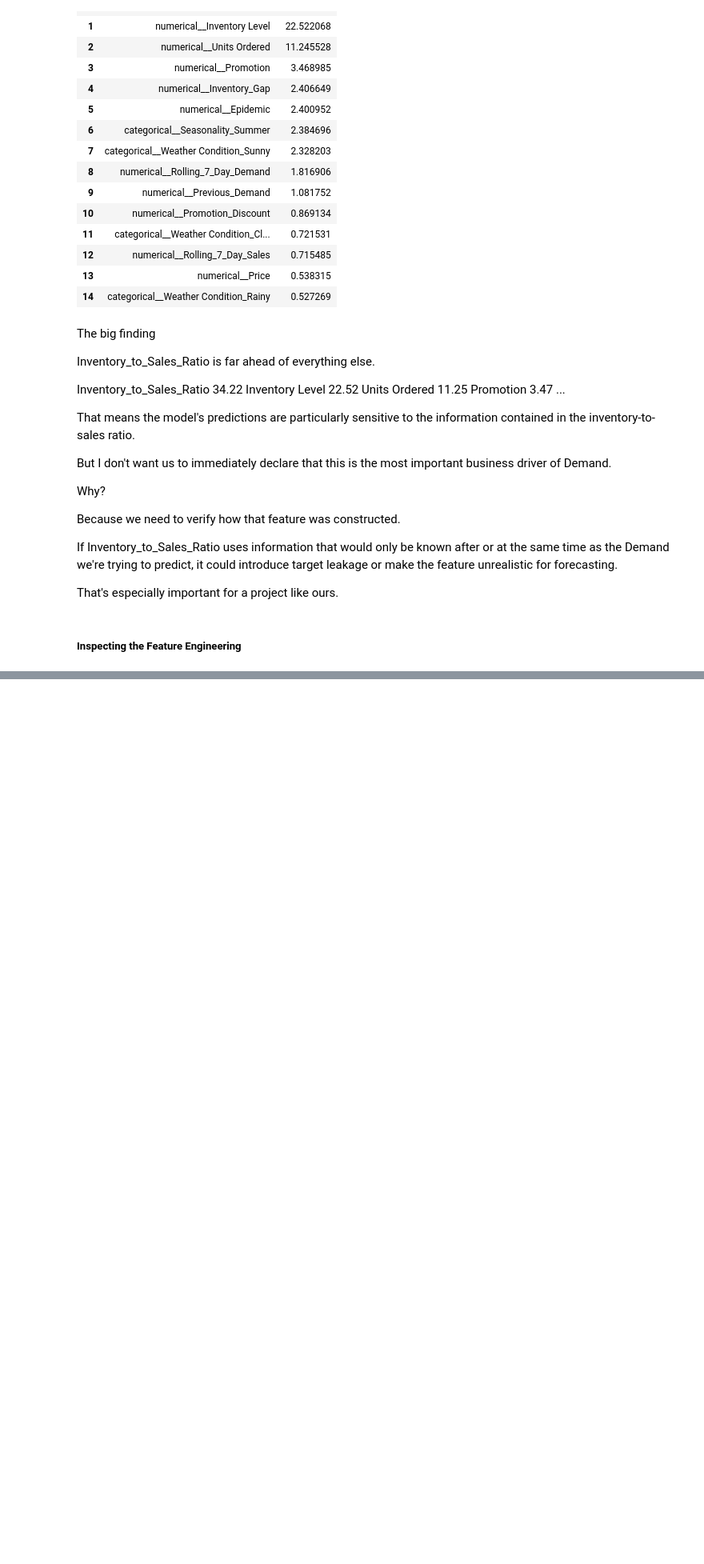
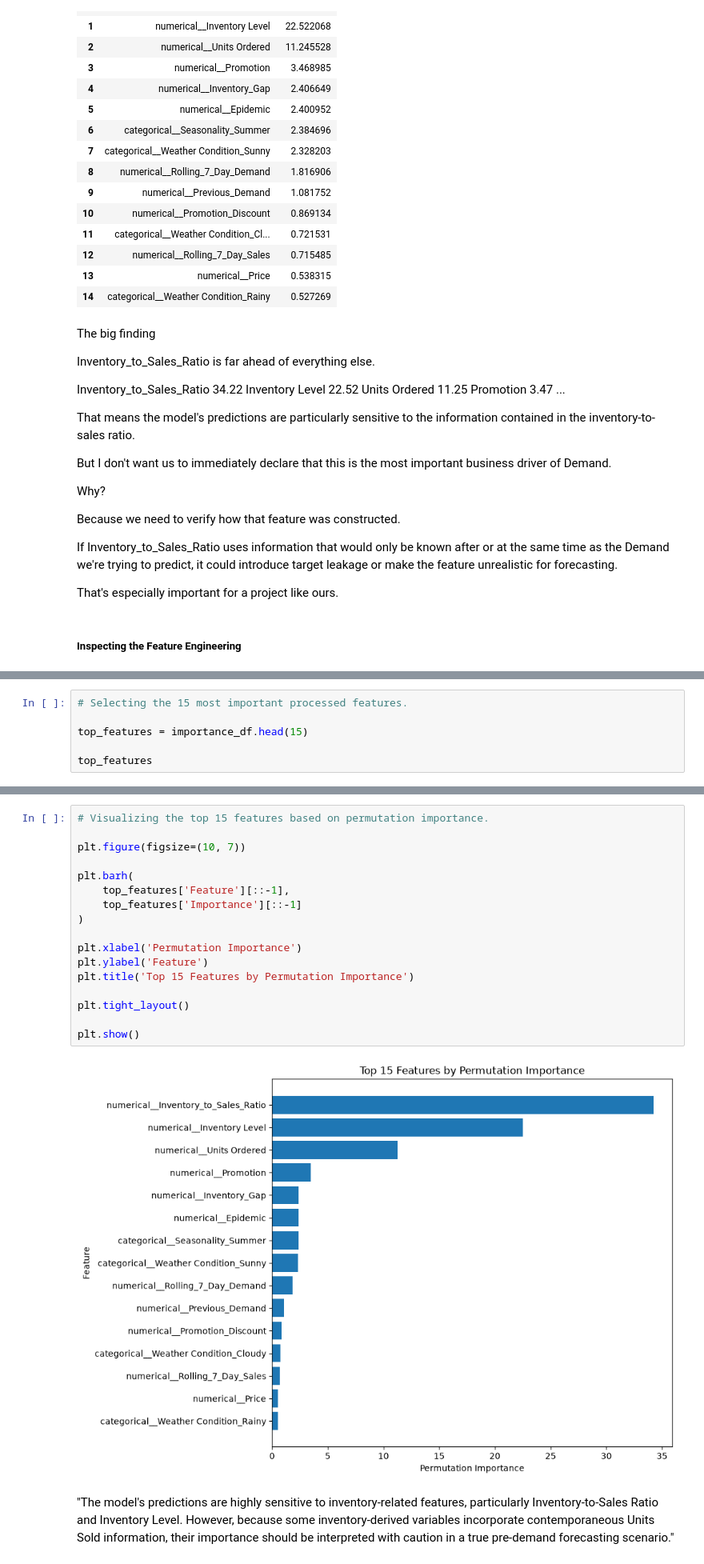
Before and after one commit to TejasMJ/retail-demand-intelligence, a Jupyter notebook: notebooks/07_model_explainability.ipynb, the cells around one changed output, grey strips where cells are left out. Shown at 80% size. Cells and saved outputs as stored; diff of their text form; blank space fills up the shorter version.

Commit message:
Original Feature set importance calculated

```diff
--- a/notebooks/07_model_explainability.ipynb
+++ b/notebooks/07_model_explainability.ipynb
@@ -259,0 +465,6 @@ That's especially important for a project like ours.
+# %%
+# Selecting the 15 most important processed features.
+
+top_features = importance_df.head(15)
+
+top_features
@@ -259,0 +488,21 @@ That's especially important for a project like ours.
+# %%
+# Visualizing the top 15 features based on permutation importance.
+
+plt.figure(figsize=(10, 7))
+
+plt.barh(
+    top_features['Feature'][::-1],
+    top_features['Importance'][::-1]
+)
+
+plt.xlabel('Permutation Importance')
+plt.ylabel('Feature')
+plt.title('Top 15 Features by Permutation Importance')
+
+plt.tight_layout()
+
+plt.show()
+# %% [output]
+[figure, added]
+# %% [markdown]
+"The model's predictions are highly sensitive to inventory-related features, particularly Inventory-to-Sales Ratio and Inventory Level. However, because some inventory-derived variables incorporate contemporaneous Units Sold information, their importance should be interpreted with caution in a true pre-demand forecasting scenario."
```
Also changed, not shown: parts of 28 cells of this notebook.
